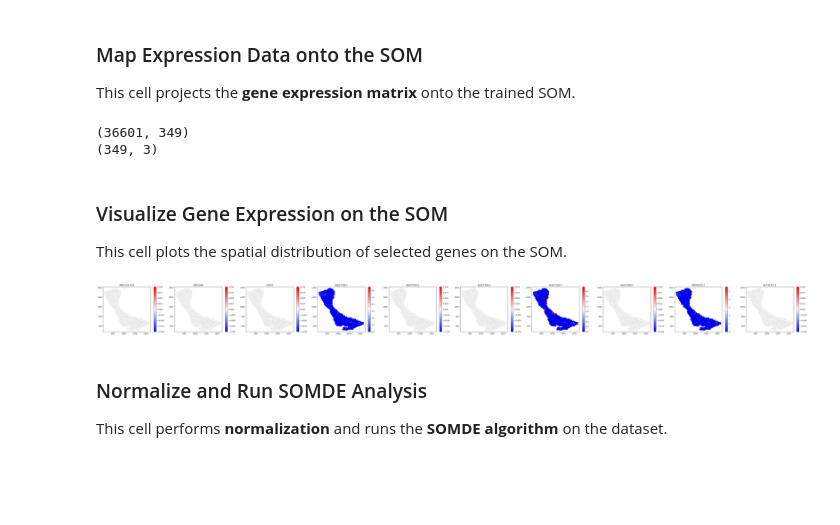
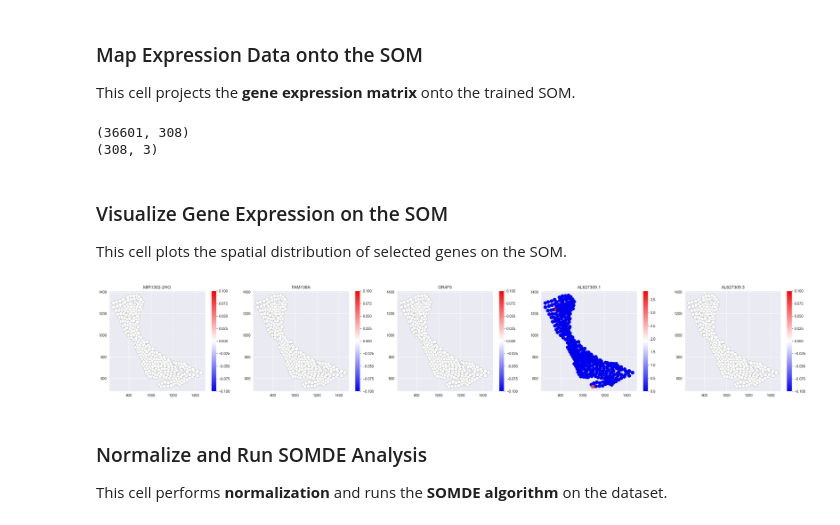
Before and after one commit to nikolienka24/IV114_ST, a Jupyter notebook: svgs_identification_somde.ipynb, the cells around one changed output. Drawn from its saved outputs; the diff is of its cells as text; code cells hidden in the pictures; blank space fills up the shorter version.

Commit message:
finalize somde

```diff
--- a/svgs_identification_somde.ipynb
+++ b/svgs_identification_somde.ipynb
@@ -135,5 +163,35 @@ GTATTCTGAGAAACGA-1  671  1220  23269.994830
 
 This cell creates and trains a **Self-Organizing Map (SOM) node** using the spatial coordinate matrix `X`.
 # %%
-som = SomNode(X, 0.75)
+print("SOM node creation")
+
+process = psutil.Process(os.getpid())
+process.cpu_percent(interval=None)   # reset counters
+
+start_cpu = time.process_time()
+start_wall = time.time()
+
+# -------- code to measure -----------
+som = SomNode(X, 1)
+print(50 * "-")
+# ------------------------------------
+
+end_cpu = time.process_time()
+end_wall = time.time()
+
+cpu_time = end_cpu - start_cpu
+wall_time = end_wall - start_wall
+cpu_usage = process.cpu_percent(interval=None)
+ram_usage = process.memory_info().rss / (1024**2)  # MB
+
+print("CPU time: {:.6f} seconds".format(cpu_time))
+print("Wall time: {:.6f} seconds".format(wall_time))
+print("CPU usage (%):", cpu_usage)
+print("RAM used by process: {:.2f} MB".format(ram_usage))
+
+# ---------------- SAVE TO CSV -----------------
+with open(os.path.join(output_dir,  "requirements.somnode_creation.csv"), "w", newline="") as f:
+    writer = csv.writer(f)
+    writer.writerow(["Task", "CPU_time", "Wall_time", "CPU_usage_percent", "RAM_used_MB"])
+    writer.writerow(["somde node creation", cpu_time, wall_time, cpu_usage, ram_usage])
 # %% [output]
@@ -179,28 +243,28 @@ This cell projects the **gene expression matrix** onto the trained SOM.
 ndf, ninfo = som.mtx(df.T)
 print(ndf.shape)
 print(ninfo.shape)
+
+genes = df.columns
 # %% [output]
-(36601, 349)
-(349, 3)
+(36601, 308)
+(308, 3)
 # %% [markdown]
 ### Visualize Gene Expression on the SOM
 
 This cell plots the spatial distribution of selected genes on the SOM.
 # %%
-gene_names = df.columns
-
 plotgene(
-    X=ninfo.values,          # Uses the corrected (scaled) grid coordinates
+    X=ninfo.values,
     mtx=ndf,
-    draw_list=gene_names[:10],
+    draw_list=genes[:5],
     result=som,
     sp=100,
     lw=0.2,
     N=10,
     plotsize=5
 )
 # %% [output]
-[figure, old version]
+[figure, new version]
 # %% [markdown]
 ### Normalize and Run SOMDE Analysis
 
```
Also changed, not shown: parts of 20 cells of this notebook.
